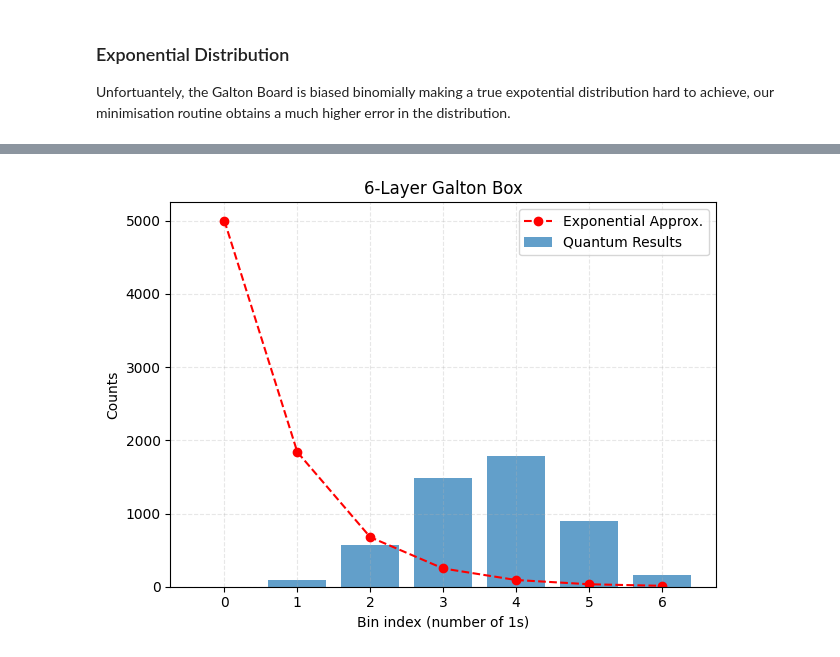
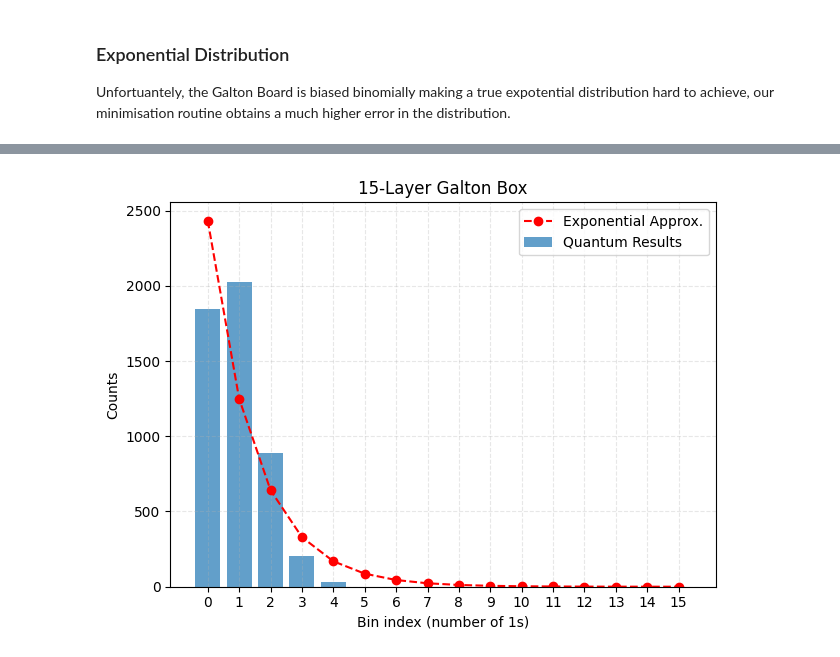
Before and after one commit to ismail-mehmood/quantum_nnl_project, a Jupyter notebook: notebooks/modified_distribution_boxes.ipynb, the cells around one changed output, grey strips where cells are left out. Drawn from its saved outputs; the diff is of its cells as text; code cells hidden in the pictures.

```diff
--- a/notebooks/modified_distribution_boxes.ipynb
+++ b/notebooks/modified_distribution_boxes.ipynb
@@ -43,5 +38,5 @@ plot_bins(bin_counts, n=6, shots=5000, overlay="laplace", scale=1.0)
 ### Exponential Distribution
 Unfortuantely, the Galton Board is biased binomially making a true expotential distribution hard to achieve, our minimisation routine obtains a much higher error in the distribution.
 # %%
-exp_res = optimise_layerwise(n=6, target="exponential", decay=1.2, shots=1000, max_time=25)
+exp_res = optimise_layerwise(n=15, target="exponential", decay=2.5, shots=1000, max_time=25)
 # %% [output]
@@ -61,5 +56,5 @@ exp_res = optimise_layerwise(n=6, target="exponential", decay=1.2, shots=1000, m
 # %%
-bin_counts = biased_galton_n_layer(n=6, shots=5000, thetas=exp_res[0])
-plot_bins(bin_counts, n=6, shots=5000, overlay="exponential", scale=1.0)
+bin_counts = biased_galton_n_layer(n=15, shots=5000, thetas=exp_res[0], mode="fast")
+plot_bins(bin_counts, n=15, shots=5000, overlay="exponential", scale=1.5)
 # %% [output]
-[figure, old version]
+[figure, new version]
```
Also changed, not shown: parts of 3 cells of this notebook, 2 other files.
